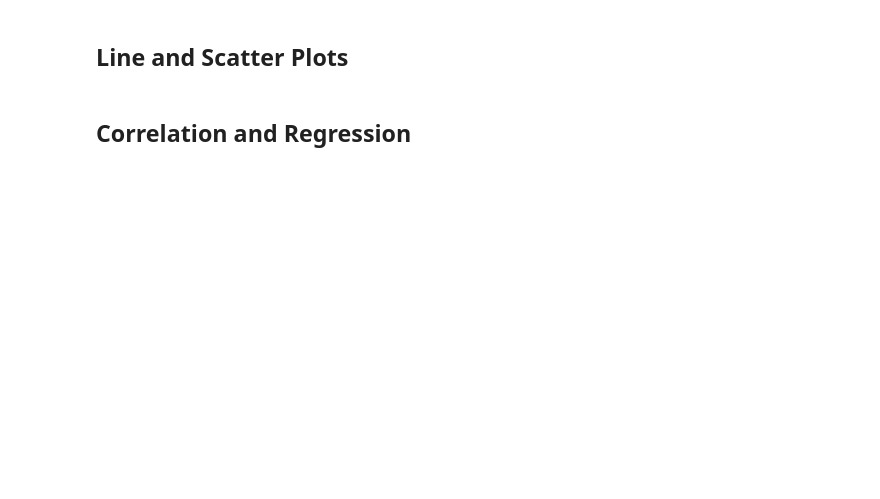
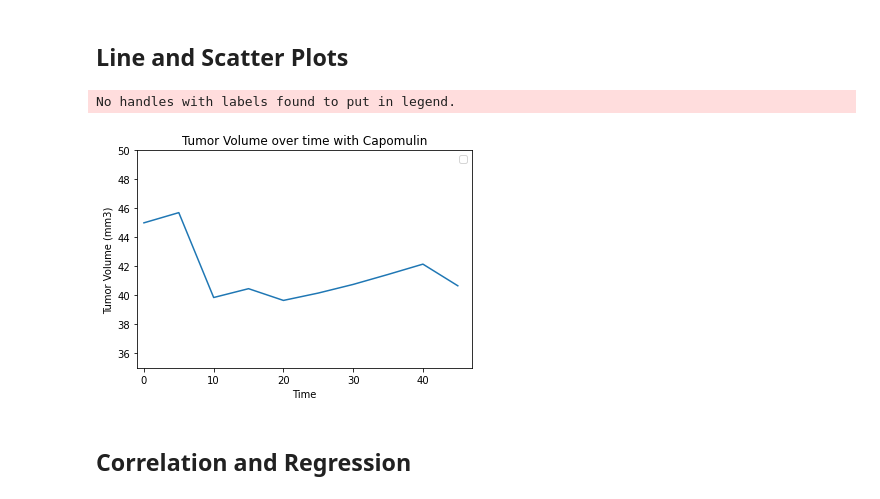
Before and after one commit to JonZagorski/MatplotLib, a Jupyter notebook: Instructions/Pymaceuticals/pymaceuticals_starter.ipynb, the cells around one changed output. Cells and saved outputs as stored; diff of their text form; code cells hidden in the pictures; blank space fills up the shorter version.

```diff
--- a/Instructions/Pymaceuticals/pymaceuticals_starter.ipynb
+++ b/Instructions/Pymaceuticals/pymaceuticals_starter.ipynb
@@ -213,3 +267,19 @@ final_volume
+# %%
+# Generate a line plot of time point versus tumor volume for a mouse treated with Capomulin
+#capmice = clean_merged.loc[clean_merged['Drug Regimen']== "Capomulin"]
+capmouse = clean_merged.loc[clean_merged['Mouse ID']== "v923"]
+capmice = capmouse.loc[clean_merged['Drug Regimen']== "Capomulin"]
+plt.title("Tumor Volume over time with Capomulin")
+plt.xlabel("Time")
+plt.ylabel("Tumor Volume (mm3)")
+plt.ylim(35,50)
+plt.xlim(-1,47)
+plt.plot(capmouse["Timepoint"], capmice["Tumor Volume (mm3)"] )
+plt.legend()
+plt.show()
+# %% [output]
+No handles with labels found to put in legend.
+[figure, added]
 # %%
 # Generate a scatter plot of mouse weight versus average tumor volume for the Capomulin regimen
 # %% [markdown]
```
Also changed, not shown: parts of 6 cells of this notebook.
